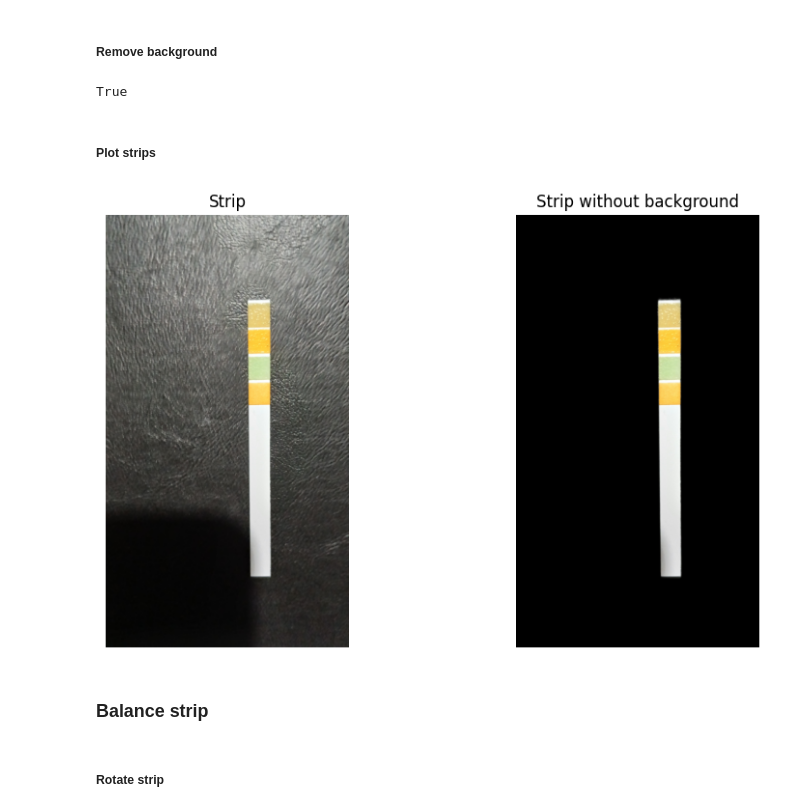
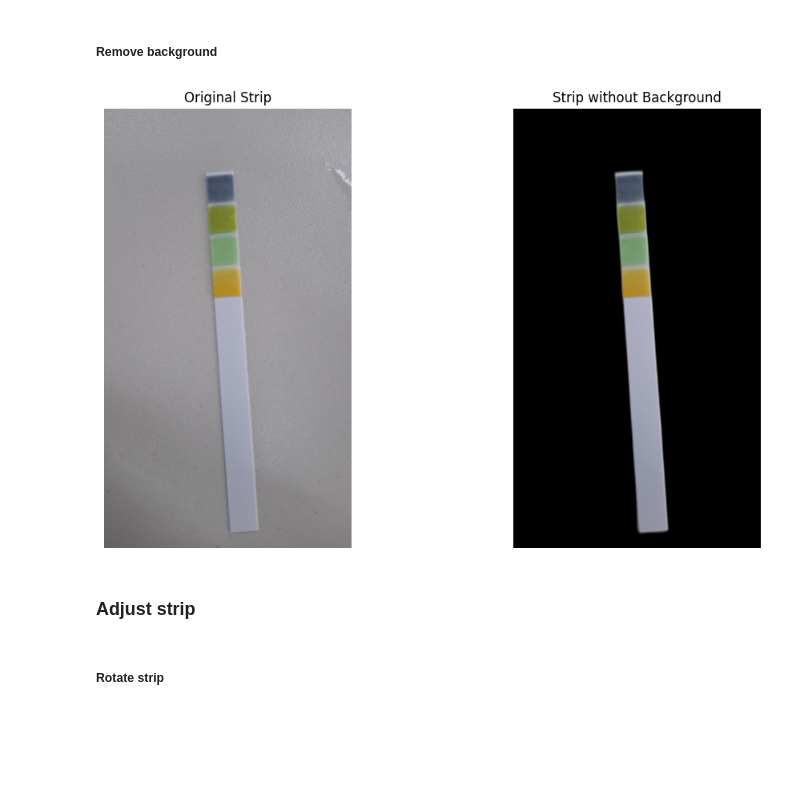
Before and after one commit to phia-organization/phia-notebooks, a Jupyter notebook: phia.ipynb, the cells around one changed output. Drawn from its saved outputs; the diff is of its cells as text; code cells hidden in the pictures; blank space fills up the shorter version.

```diff
--- a/phia.ipynb
+++ b/phia.ipynb
@@ -40,42 +171,36 @@ from sklearn.neighbors import KNeighborsRegressor
 ### Remove background of pH strip
 # %% [markdown]
 ##### Remove background
-# %%
-input_path = 'assets/strip.png'
-output_path = 'output/strip_withouth_bg.png'
-
-input = cv2.imread(input_path)
-output = remove(input)
-cv2.imwrite(output_path, output)
-# %% [output]
-True
-# %% [markdown]
-##### Plot strips
-# %%
-strip = cv2.imread(input_path)
-strip_without_bg = cv2.imread(output_path)
-
-
-strip_rgb = cv2.cvtColor(strip, cv2.COLOR_BGR2RGB)
-strip_without_bg_rgb = cv2.cvtColor(strip_without_bg, cv2.COLOR_BGR2RGB)
-
-
-fig, axs = plt.subplots(1, 2, figsize=(10, 5))
-
-axs[0].imshow(strip_rgb)
-axs[0].set_title('Strip')
-axs[0].axis('off')
-
-axs[1].imshow(strip_without_bg_rgb)
-axs[1].set_title('Strip without background')
-axs[1].axis('off')
-
-plt.tight_layout()
-plt.show()
-# %% [output]
-[figure, removed]
+# %%
+def remove_background(
+  strip: np.ndarray,
+) -> np.ndarray:
+    """
+    Removes the background from the strip image using rembg.
+
+    Args:
+        strip (np.ndarray): The input image with a background.
+
+    Returns:
+        np.ndarray: The image with the background removed.
+    """
+    strip_without_bg = remove(strip)
+
+    plot_images(
+        step='1-remove-bg',
+        original=strip,
+        processed=strip_without_bg,
+        title1='Original Strip',
+        title2='Strip without Background'
+    )
+    return strip_without_bg
+
+strip = cv2.imread(f'assets/{filename}.{extension}')
+strip_without_bg = remove_background(strip)
+# %% [output]
+[figure, added]
 # %% [markdown]
-### Balance strip
+### Adjust strip
 # %% [markdown]
 ##### Rotate strip
 # %%
```
Also changed, not shown: parts of 22 cells of this notebook, 14 other files.
